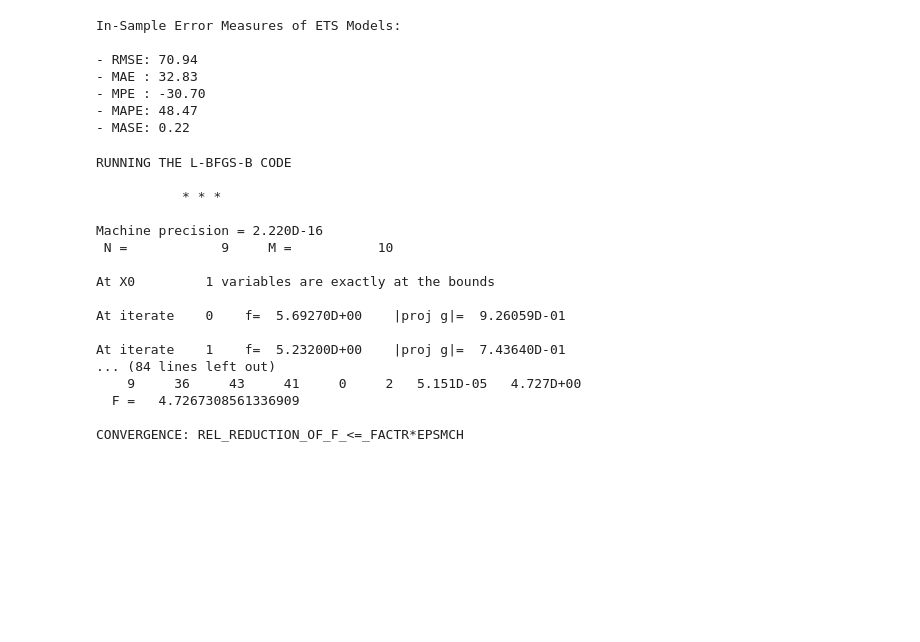
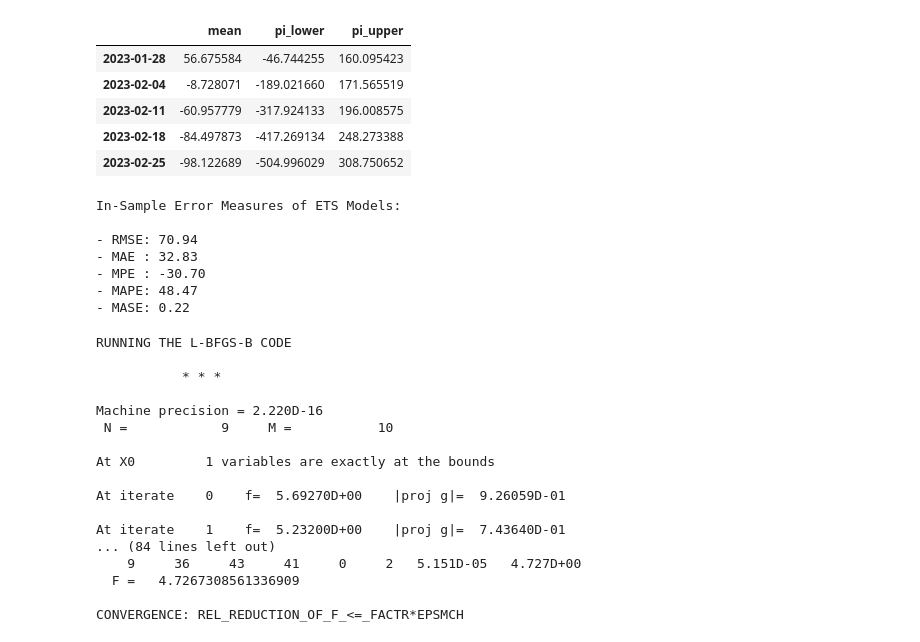
Before and after one commit to 3XiangyiKong3/DSC180AB_code, a Jupyter notebook: notebooks/ETS.ipynb, the cells around one changed output. Cells and saved outputs as stored; diff of their text form; code cells hidden in the pictures; blank space fills up the shorter version.

```diff
--- a/notebooks/ETS.ipynb
+++ b/notebooks/ETS.ipynb
@@ -131,3 +132,12 @@ CONVERGENCE: REL_REDUCTION_OF_F_<=_FACTR*EPSMCH
+# %%
+fitted_summary
+# %% [output]
+|  | mean | pi_lower | pi_upper |
+| 2023-01-28 | 56.675584 | -46.744255 | 160.095423 |
+| 2023-02-04 | -8.728071 | -189.021660 | 171.565519 |
+| 2023-02-11 | -60.957779 | -317.924133 | 196.008575 |
+| 2023-02-18 | -84.497873 | -417.269134 | 248.273388 |
+| 2023-02-25 | -98.122689 | -504.996029 | 308.750652 |
 # %%
 pred_ets= ets_fitted.fittedvalues # Store the predicted values based on ETS model as "pred_ets"
 # %%
```
Also changed, not shown: parts of 9 cells of this notebook, 11 other files.
